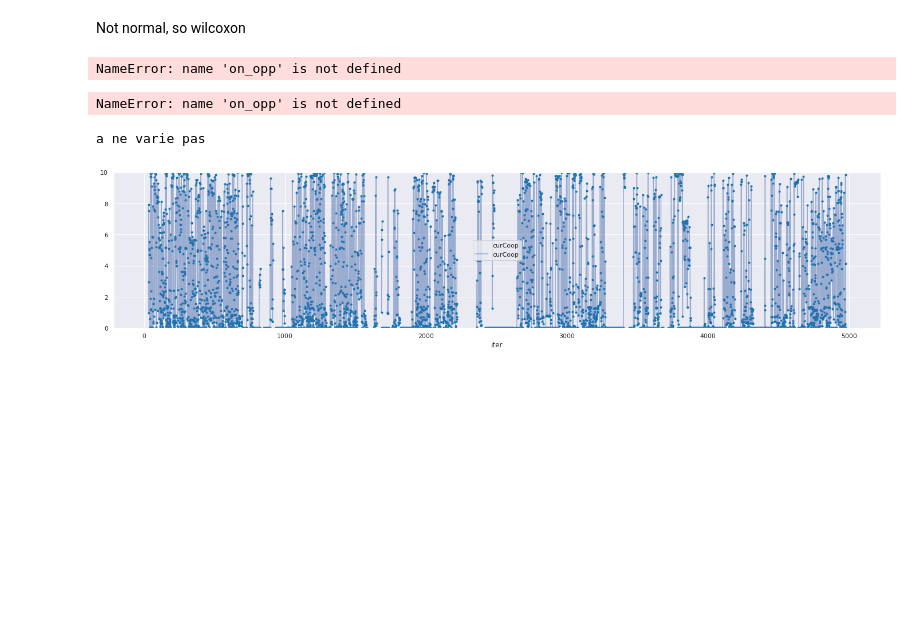
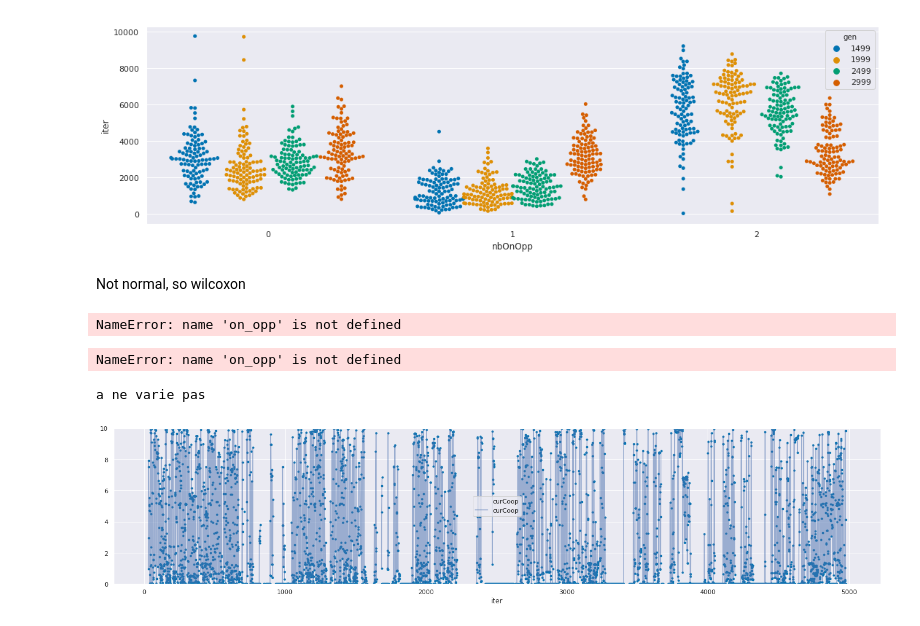
Before and after one commit to PaulEcoffet/roborobo3, a Jupyter notebook: roborobo3/notebooks/bigmodel ESS stat.ipynb, the cells around one changed output. Saved outputs shown, nothing was run; the diff lists cells and outputs as text; code cells hidden in the pictures; blank space fills up the shorter version.

```diff
--- a/roborobo3/notebooks/bigmodel ESS stat.ipynb
+++ b/roborobo3/notebooks/bigmodel ESS stat.ipynb
@@ -118,3 +213,9 @@ gen: 19999
+# %%
+fig, ax = plt.subplots(figsize=(18, 5))
+sns.swarmplot(data=log.groupby(['id', 'nbOnOpp', 'gen'], as_index=False).count(), x='nbOnOpp', y='iter', ax=ax, hue='gen', dodge=True)
+plt.show()
+# %% [output]
+[figure, added]
 # %%
 print(scipy.stats.normaltest(on_opp['curCoop']))
 print(scipy.stats.normaltest(on_opp['a']))
```
Also changed, not shown: parts of 9 cells of this notebook, 49 other files.
